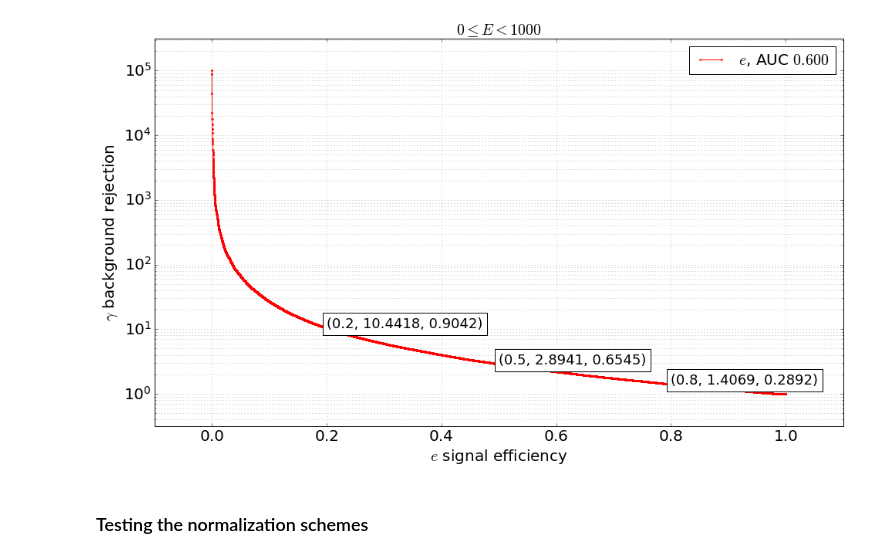
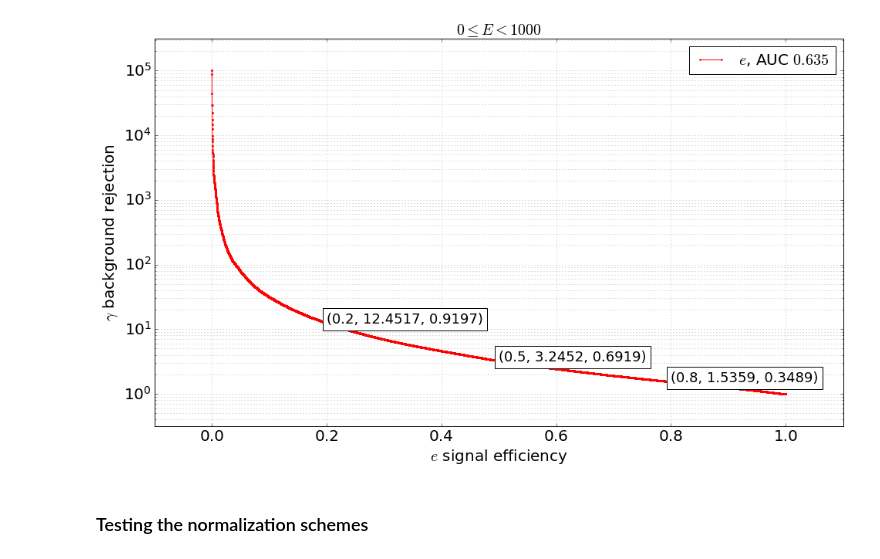
Before and after one commit to WatChMaL/CNN, a Jupyter notebook: notebooks/0212 - New split architecture evaluation.ipynb, the cells around one changed output. Saved outputs shown, nothing was run; the diff lists cells and outputs as text; code cells hidden in the pictures.

```diff
--- a/notebooks/0212 - New split architecture evaluation.ipynb
+++ b/notebooks/0212 - New split architecture evaluation.ipynb
@@ -268,28 +268,28 @@ def plot_new_ROC(softmaxes, labels, energies, softmax_index_dict, label_0, label
 # %%
 #num_samples = [900000, 900000]
 #run_ids = ["20191201_231635", "20191201_231735"]
 
 num_samples = [4000000]
-run_ids = ["20191204_112703"]
+run_ids = ["20191203_024006"]
 
 dump_dir = "/home/akajal/WatChMaL/VAE/dumps/"
 dump_file = "/val_valid_iteration_dump.npz"
 softmax_index_dict = {"gamma":0, "e":1, "mu":2}
 
 for num_sample, run_id in zip(num_samples, run_ids):
 
     test_dump_path = dump_dir + run_id + dump_file
     test_dump_np = np.load(test_dump_path)
 
     test_softmax  = test_dump_np['softmax'].reshape(-1, 3)
     test_labels   = test_dump_np['labels'].reshape(-1)
     test_energies = test_dump_np['energies'].reshape(-1)
 
     roc_metrics = plot_new_ROC(test_softmax, test_labels, test_energies,
                                softmax_index_dict, "e", "gamma", min_energy=0,
                                max_energy=1000, show_plot=True)
 # %% [output]
-[figure, old version]
+[figure, new version]
 # %% [markdown]
 ### Testing the normalization schemes
 # %%
```
Also changed, not shown: parts of 1 cell of this notebook, 3 other files.
